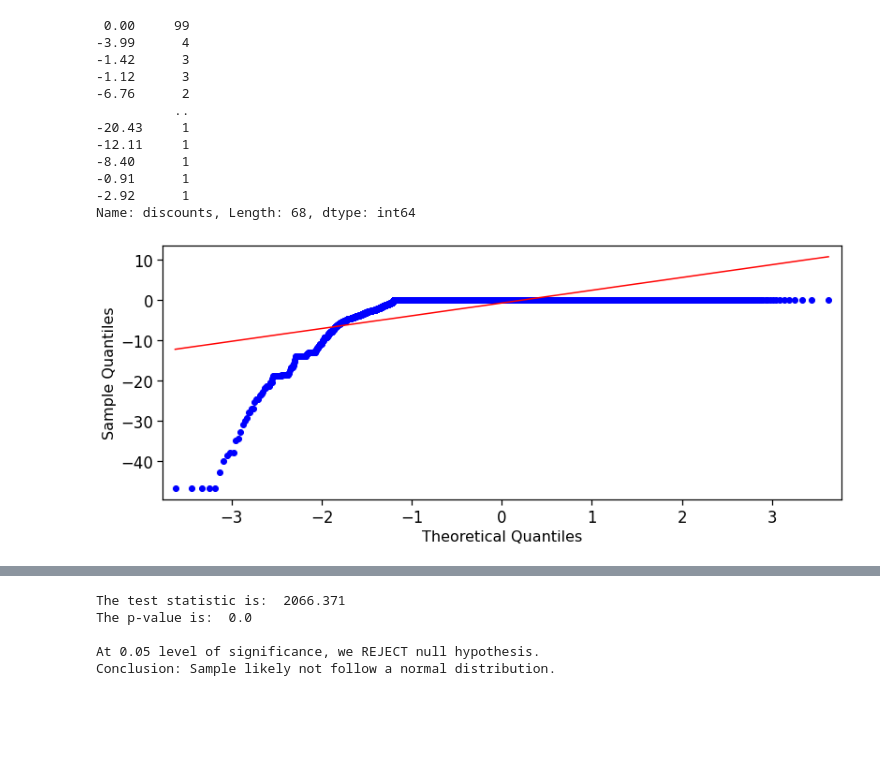
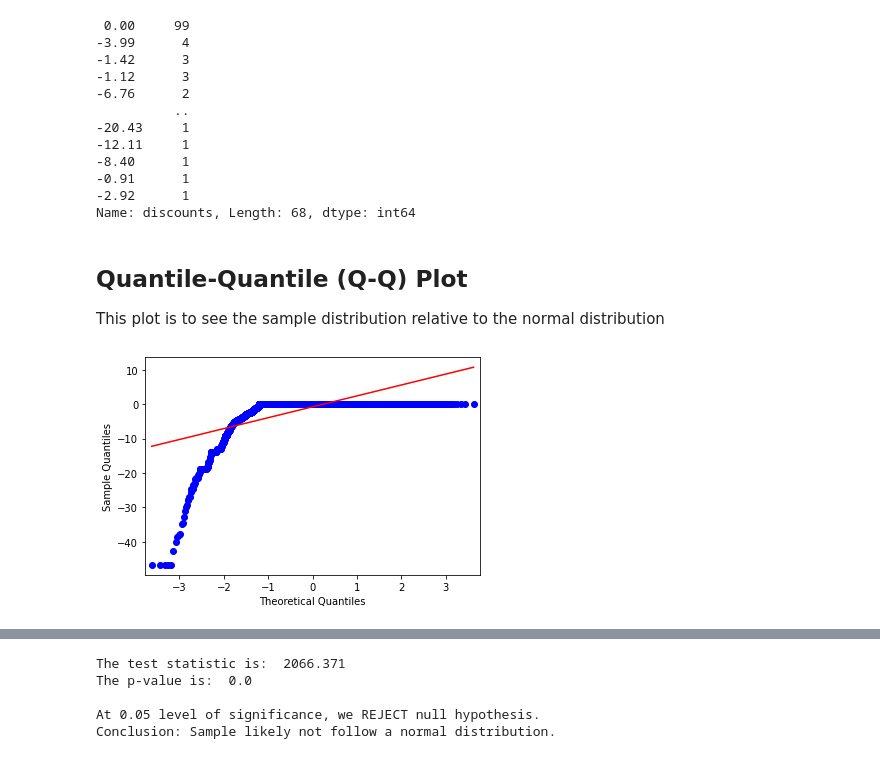
Before and after one commit to VincentChong123/1sutd-stats-team5-prj, a Jupyter notebook: Team_5_Project_(JH)_v1_1.ipynb, the cells around one changed output, grey strips where cells are left out. Saved outputs shown, nothing was run; the diff lists cells and outputs as text; code cells hidden in the pictures; blank space fills up the shorter version.

```diff
--- a/Team_5_Project_(JH)_v1_1.ipynb
+++ b/Team_5_Project_(JH)_v1_1.ipynb
@@ -2150,13 +2153,17 @@ ecom_sub2['discounts'].value_counts()
 -0.91      1
 -2.92      1
 Name: discounts, Length: 68, dtype: int64
+# %% [markdown]
+## **Quantile-Quantile (Q-Q) Plot**
+
+This plot is to see the sample distribution relative to the normal distribution
 # %%
 # Quantile-Quantile (Q-Q) Plot
 import statsmodels.api as sm
 
-x = dftz['discounts']
+x = ecom['discounts']
 
 qq = sm.qqplot(x, line='s')
 plt.show()
 # %% [output]
-[figure, old version]
+[figure, new version]
```
Also changed, not shown: parts of 29 cells of this notebook.
